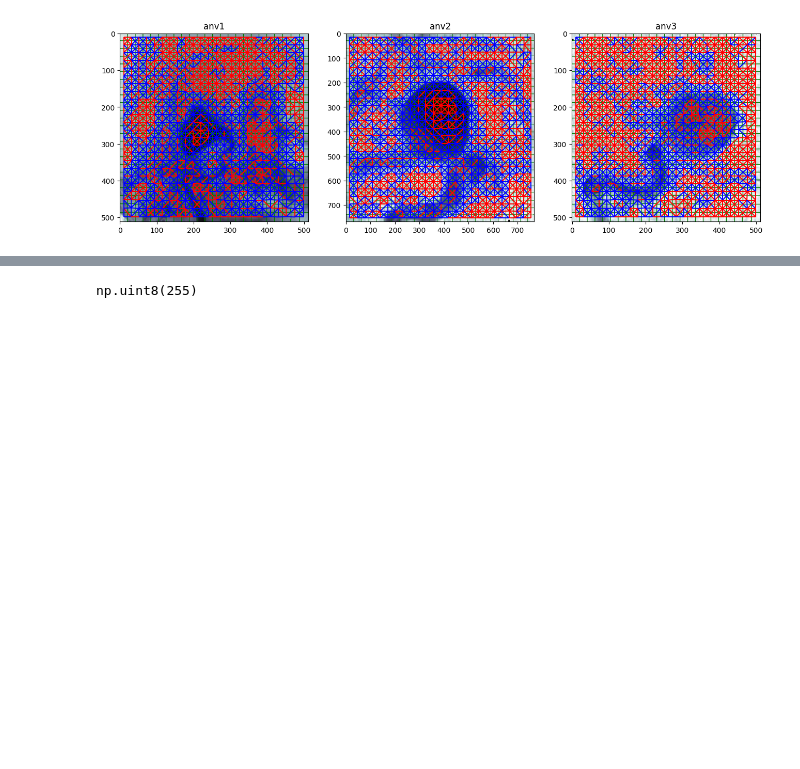
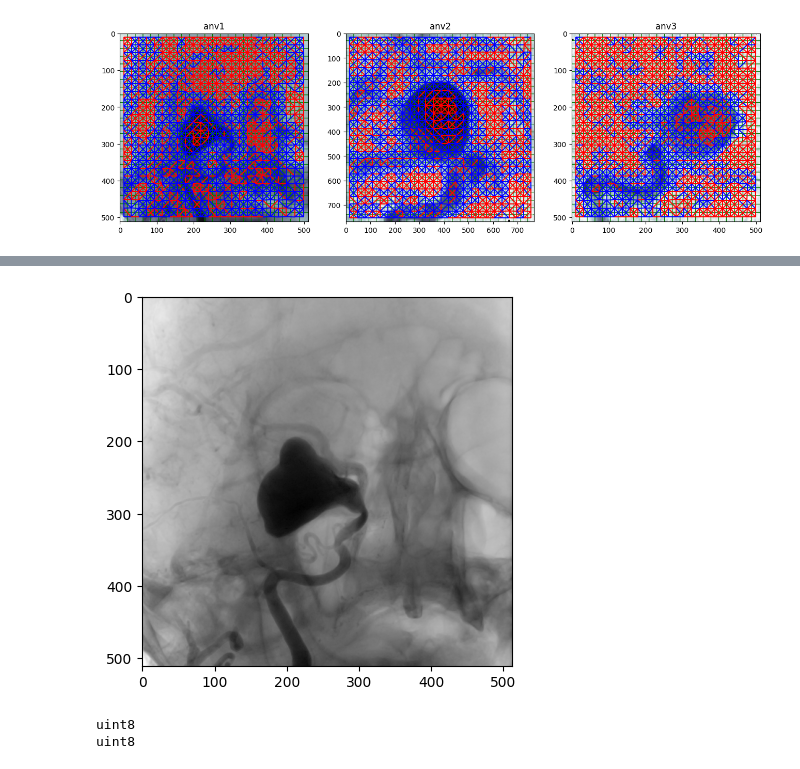
Before and after one commit to ybouilla/computervision, a Jupyter notebook: segmentation_image.ipynb, the cells around one changed output, grey strips where cells are left out. Cells and saved outputs as stored; diff of their text form; code cells hidden in the pictures; blank space fills up the shorter version.

```diff
--- a/segmentation_image.ipynb
+++ b/segmentation_image.ipynb
@@ -228,4 +266,16 @@ plt.imshow(val)
+# %%
+ttt = color.rgb2gray(np.clip(cont, 0,1)) + anv
+
+mask = color.rgb2gray(np.clip(cont, 0,1)) * 255
+ttt = np.clip(anv.astype(float) + mask, 0, 255).astype(np.uint8)
+
+plt.imshow(ttt, cmap='gray')
+plt.show()
+# %% [output]
+[figure, added]
 # %%
-np.max(anv)
+print((cont[:, :, 2] * 255).astype("uint8").dtype)
+print(anv.dtype)
 # %% [output]
-np.uint8(255)
+uint8
+uint8
```
Also changed, not shown: parts of 11 cells of this notebook, 2 other files.
